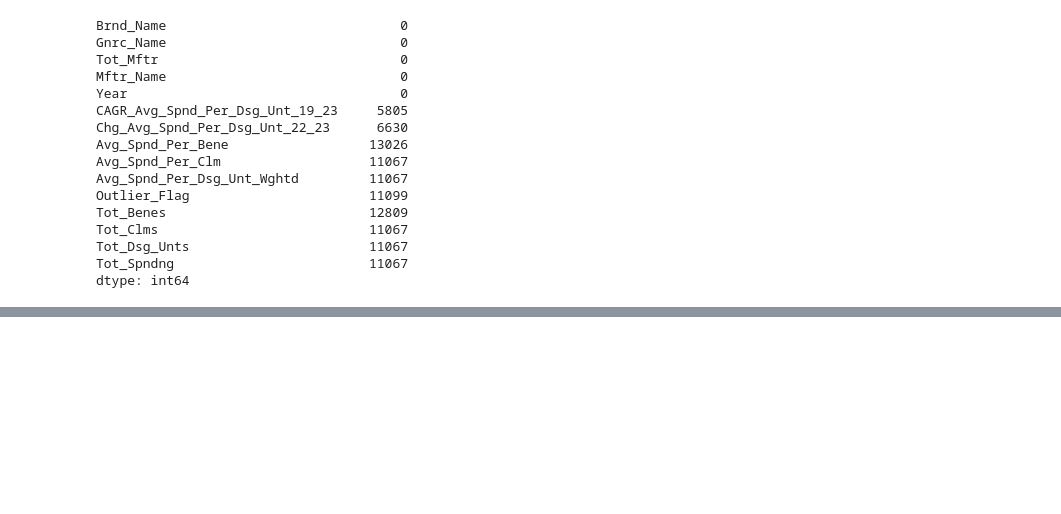
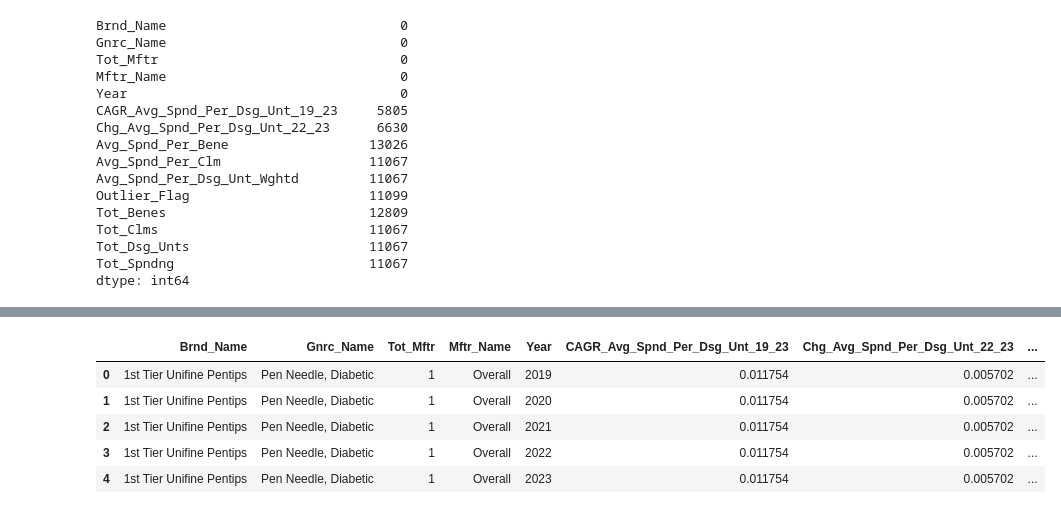
Before and after one commit to spyan27/ds4200_project, a Jupyter notebook: data.cleaning.ipynb, the cells around one changed output, grey strips where cells are left out. Cells and saved outputs as stored; diff of their text form; code cells hidden in the pictures; blank space fills up the shorter version.

```diff
--- a/data.cleaning.ipynb
+++ b/data.cleaning.ipynb
@@ -127,0 +125,11 @@ df_long.shape
+# %%
+# --- drop all nan values for plotting purposes
+df_plot = df_long.dropna()
+df_plot.head()
+# %% [output]
+|  | Brnd_Name | Gnrc_Name | Tot_Mftr | Mftr_Name | Year | CAGR_Avg_Spnd_Per_Dsg_Unt_19_23 | Chg_Avg_Spnd_Per_Dsg_Unt_22_23 | ... |
+| 0 | 1st Tier Unifine Pentips | Pen Needle, Diabetic | 1 | Overall | 2019 | 0.011754 | 0.005702 | ... |
+| 1 | 1st Tier Unifine Pentips | Pen Needle, Diabetic | 1 | Overall | 2020 | 0.011754 | 0.005702 | ... |
+| 2 | 1st Tier Unifine Pentips | Pen Needle, Diabetic | 1 | Overall | 2021 | 0.011754 | 0.005702 | ... |
+| 3 | 1st Tier Unifine Pentips | Pen Needle, Diabetic | 1 | Overall | 2022 | 0.011754 | 0.005702 | ... |
+| 4 | 1st Tier Unifine Pentips | Pen Needle, Diabetic | 1 | Overall | 2023 | 0.011754 | 0.005702 | ... |
```
Also changed, not shown: parts of 15 cells of this notebook, 2 other files.
